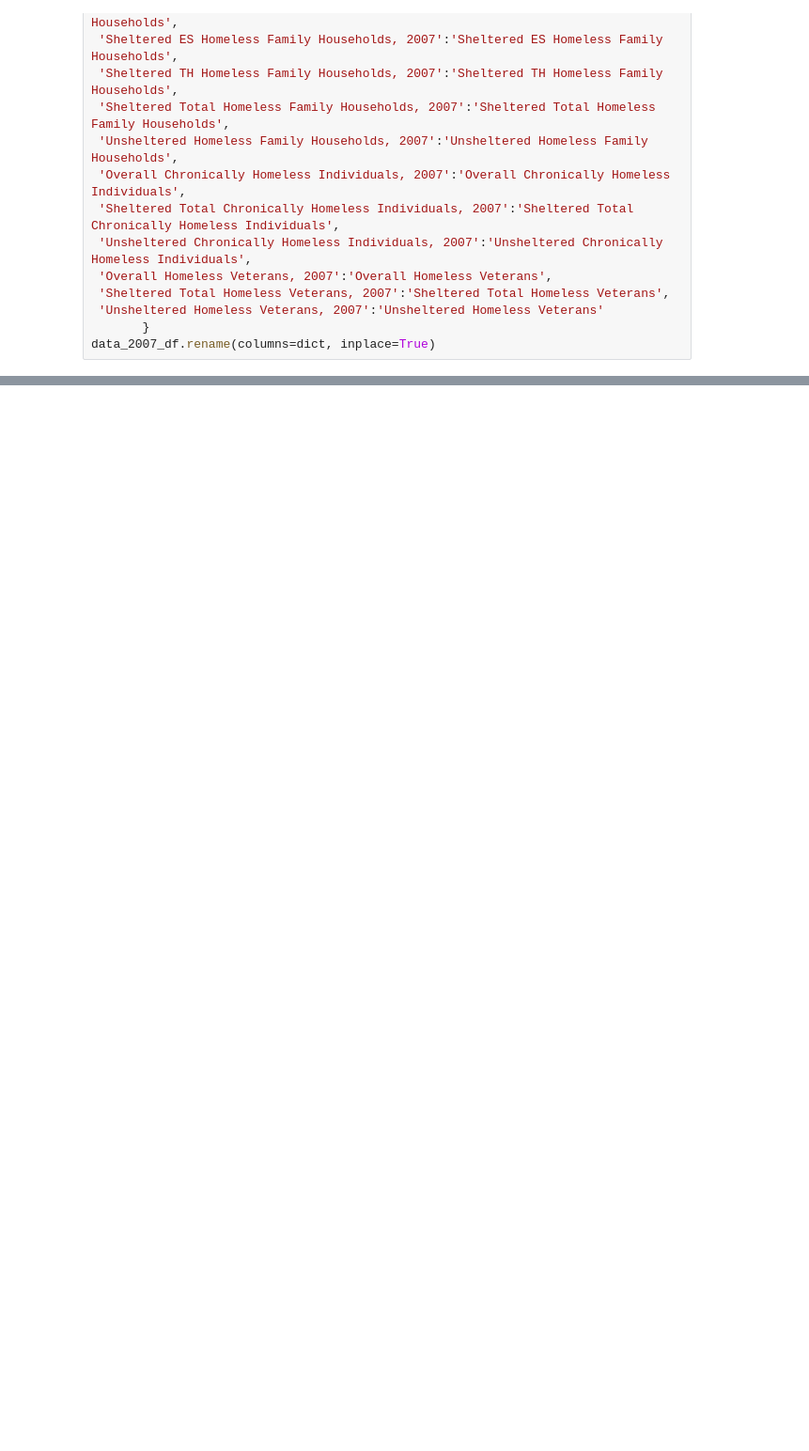
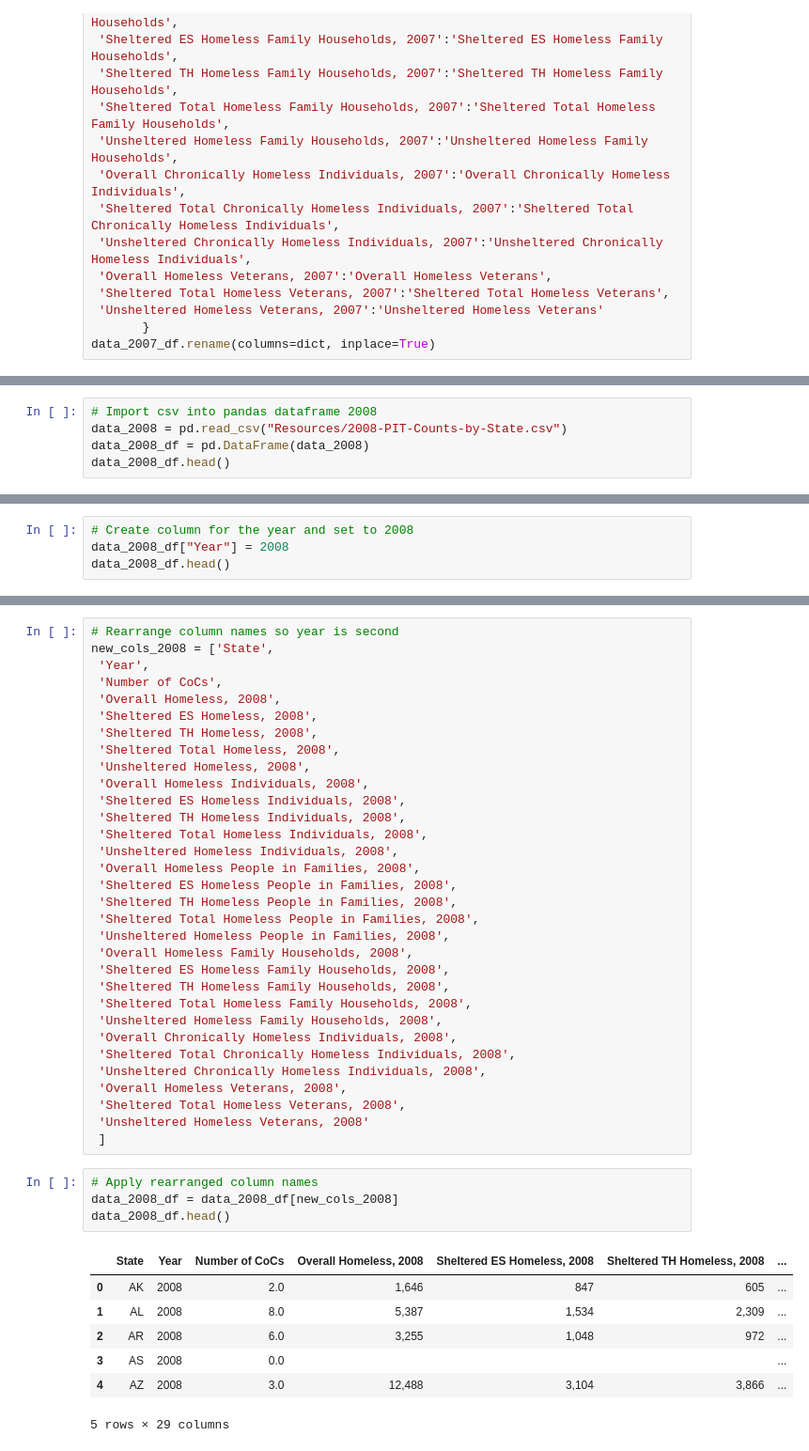
Before and after one commit to BrandonClark65/homeless_analysis, a Jupyter notebook: data_to_sql.ipynb, the cells around one changed output, grey strips where cells are left out. Shown: that part at 94% size. Saved outputs shown, nothing was run; the diff lists cells and outputs as text; blank space fills up the shorter version.

Commit message:
fixing columns and exporting to sql through 2013

```diff
--- a/data_to_sql.ipynb
+++ b/data_to_sql.ipynb
@@ -127,0 +132,5 @@ data_2007_df.to_sql(name='data_2007', con=engine)
+# %%
+# Import csv into pandas dataframe 2008
+data_2008 = pd.read_csv("Resources/2008-PIT-Counts-by-State.csv")
+data_2008_df = pd.DataFrame(data_2008)
+data_2008_df.head()
@@ -127,0 +145,4 @@ data_2007_df.to_sql(name='data_2007', con=engine)
+# %%
+# Create column for the year and set to 2008
+data_2008_df["Year"] = 2008
+data_2008_df.head()
@@ -127,0 +179,44 @@ data_2007_df.to_sql(name='data_2007', con=engine)
+# %%
+# Rearrange column names so year is second
+new_cols_2008 = ['State',
+ 'Year',
+ 'Number of CoCs',
+ 'Overall Homeless, 2008',
+ 'Sheltered ES Homeless, 2008',
+ 'Sheltered TH Homeless, 2008',
+ 'Sheltered Total Homeless, 2008',
+ 'Unsheltered Homeless, 2008',
+ 'Overall Homeless Individuals, 2008',
+ 'Sheltered ES Homeless Individuals, 2008',
+ 'Sheltered TH Homeless Individuals, 2008',
+ 'Sheltered Total Homeless Individuals, 2008',
+ 'Unsheltered Homeless Individuals, 2008',
+ 'Overall Homeless People in Families, 2008',
+ 'Sheltered ES Homeless People in Families, 2008',
+ 'Sheltered TH Homeless People in Families, 2008',
+ 'Sheltered Total Homeless People in Families, 2008',
+ 'Unsheltered Homeless People in Families, 2008',
+ 'Overall Homeless Family Households, 2008',
+ 'Sheltered ES Homeless Family Households, 2008',
+ 'Sheltered TH Homeless Family Households, 2008',
+ 'Sheltered Total Homeless Family Households, 2008',
+ 'Unsheltered Homeless Family Households, 2008',
+ 'Overall Chronically Homeless Individuals, 2008',
+ 'Sheltered Total Chronically Homeless Individuals, 2008',
+ 'Unsheltered Chronically Homeless Individuals, 2008',
+ 'Overall Homeless Veterans, 2008',
+ 'Sheltered Total Homeless Veterans, 2008',
+ 'Unsheltered Homeless Veterans, 2008'
+ ]
+# %%
+# Apply rearranged column names
+data_2008_df = data_2008_df[new_cols_2008]
+data_2008_df.head()
+# %% [output]
+|  | State | Year | Number of CoCs | Overall Homeless, 2008 | Sheltered ES Homeless, 2008 | Sheltered TH Homeless, 2008 | ... |
+| 0 | AK | 2008 | 2.0 | 1,646 | 847 | 605 | ... |
+| 1 | AL | 2008 | 8.0 | 5,387 | 1,534 | 2,309 | ... |
+| 2 | AR | 2008 | 6.0 | 3,255 | 1,048 | 972 | ... |
+| 3 | AS | 2008 | 0.0 |  |  |  | ... |
+| 4 | AZ | 2008 | 3.0 | 12,488 | 3,104 | 3,866 | ... |
+5 rows × 29 columns
```
Also changed, not shown: parts of 50 cells of this notebook.
